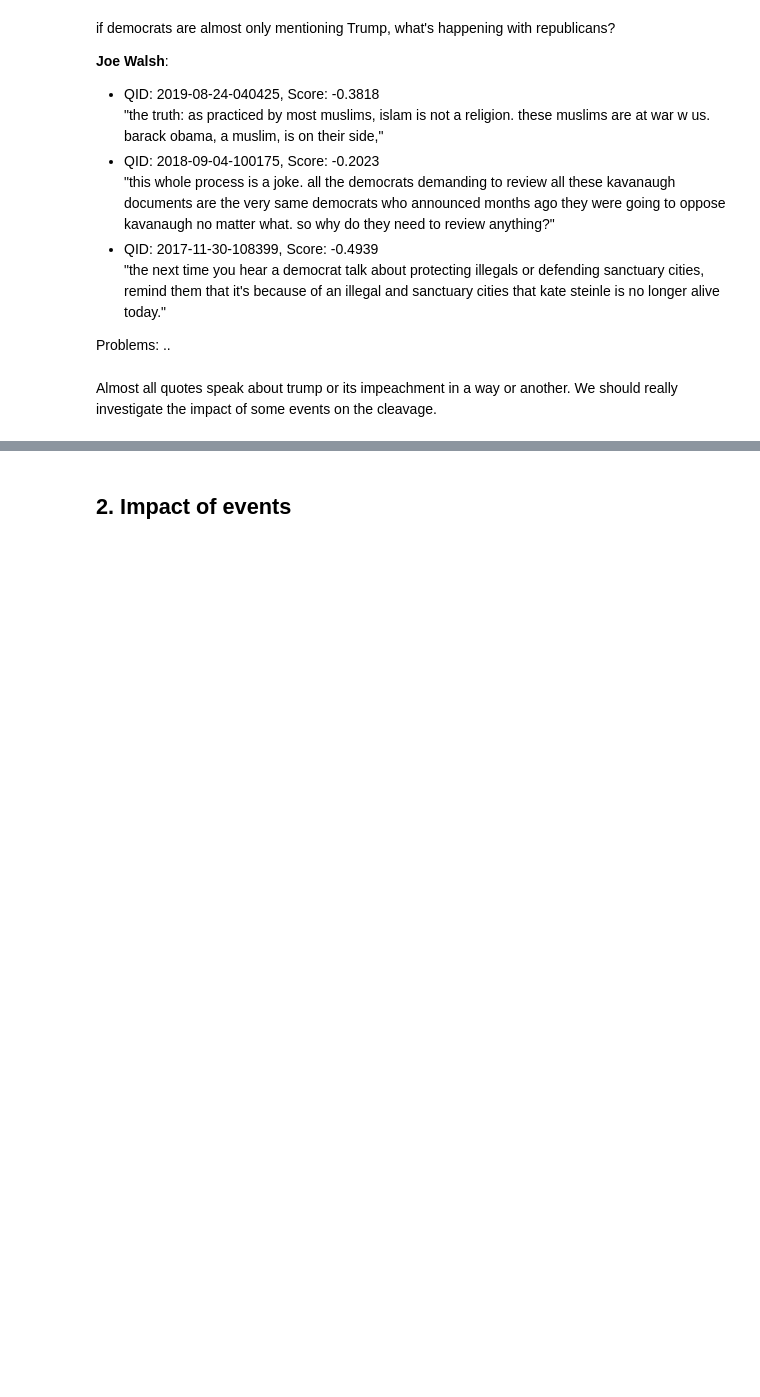
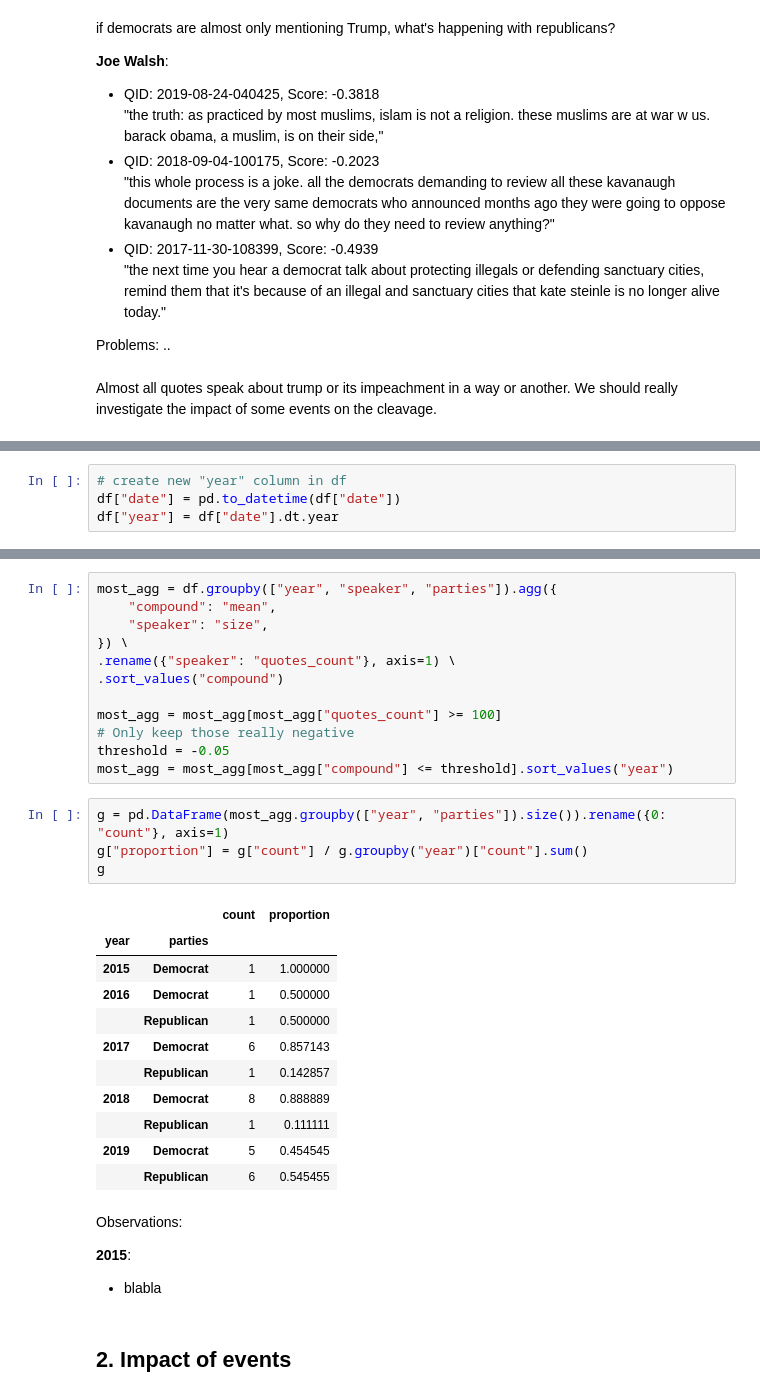
Before and after one commit to epfl-ada/ada-2021-project-apa, a Jupyter notebook: speaker_aggressivity.ipynb, the cells around one changed output, grey strips where cells are left out. Drawn from its saved outputs; the diff is of its cells as text; blank space fills up the shorter version.

Commit message:
aggressivity by year

```diff
--- a/speaker_aggressivity.ipynb
+++ b/speaker_aggressivity.ipynb
@@ -240,0 +244,4 @@ Almost all quotes speak about trump or its impeachment in a way or another. We s
+# %%
+# create new "year" column in df
+df["date"] = pd.to_datetime(df["date"])
+df["year"] = df["date"].dt.year
@@ -241,3 +256,36 @@ Almost all quotes speak about trump or its impeachment in a way or another. We s
+# %%
+most_agg = df.groupby(["year", "speaker", "parties"]).agg({
+    "compound": "mean",
+    "speaker": "size",
+}) \
+.rename({"speaker": "quotes_count"}, axis=1) \
+.sort_values("compound")
+
+most_agg = most_agg[most_agg["quotes_count"] >= 100]
+# Only keep those really negative
+threshold = -0.05
+most_agg = most_agg[most_agg["compound"] <= threshold].sort_values("year")
+# %%
+g = pd.DataFrame(most_agg.groupby(["year", "parties"]).size()).rename({0: "count"}, axis=1)
+g["proportion"] = g["count"] / g.groupby("year")["count"].sum()
+g
+# %% [output]
+|  |  | count | proportion |
+| year | parties |  |  |
+| 2015 | Democrat | 1 | 1.000000 |
+| 2016 | Democrat | 1 | 0.500000 |
+|  | Republican | 1 | 0.500000 |
+| 2017 | Democrat | 6 | 0.857143 |
+|  | Republican | 1 | 0.142857 |
+| 2018 | Democrat | 8 | 0.888889 |
+|  | Republican | 1 | 0.111111 |
+| 2019 | Democrat | 5 | 0.454545 |
+|  | Republican | 6 | 0.545455 |
+# %% [markdown]
+Observations:
+
+**2015**:
+- blabla
 # %% [markdown]
 ## 2. Impact of events
 # %% [markdown]
```
Also changed, not shown: parts of 7 cells of this notebook.
